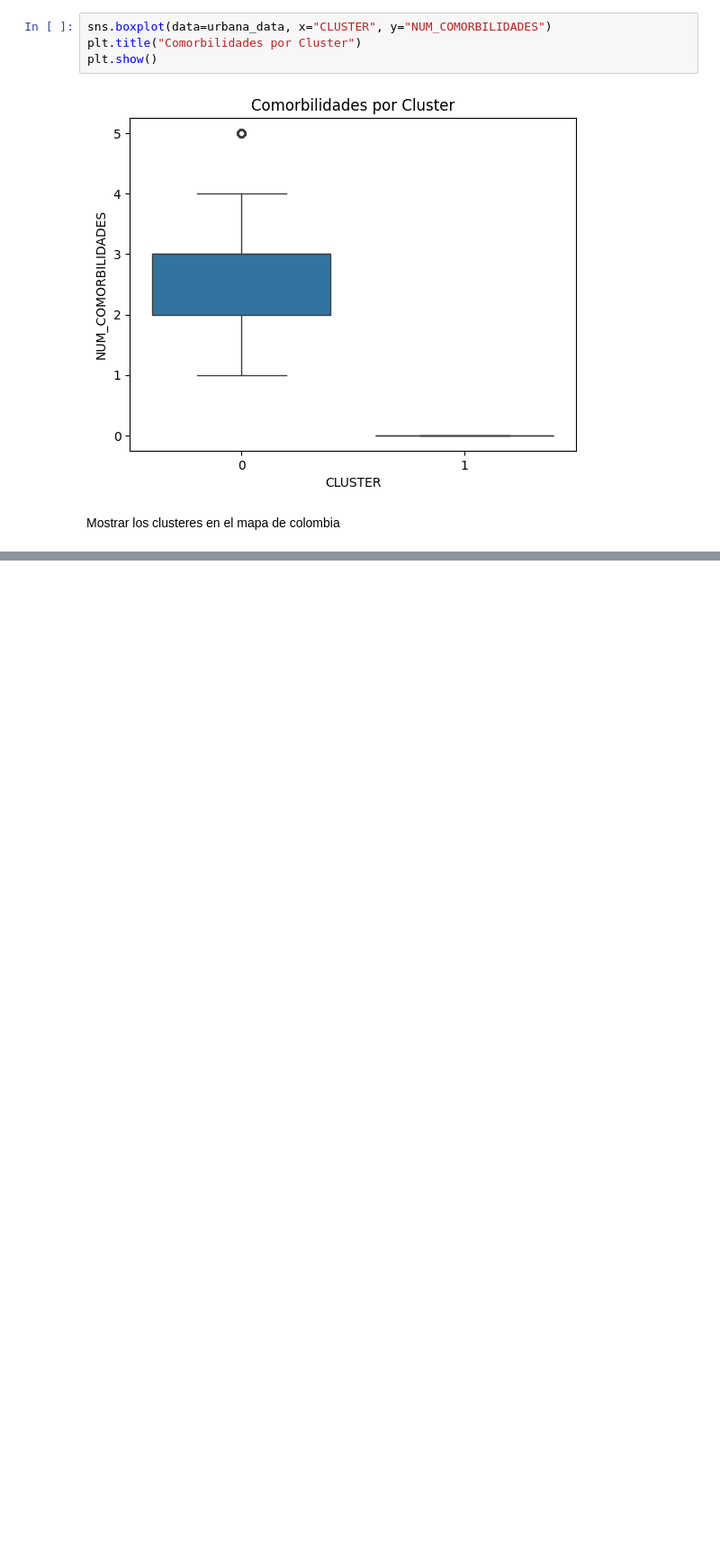
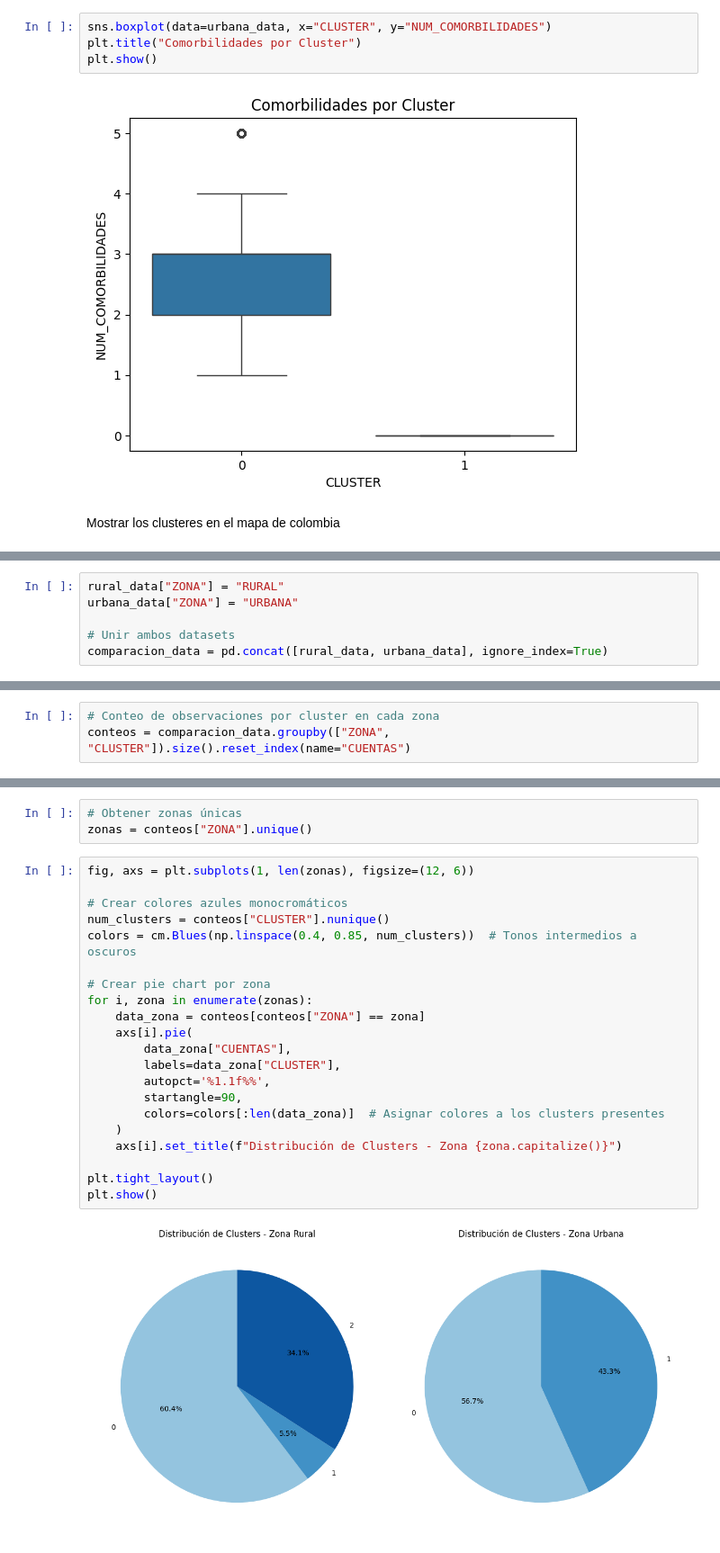
Before and after one commit to henrysaenz/cacervix, a Jupyter notebook: _sources/Modelado.ipynb, the cells around one changed output, grey strips where cells are left out. Shown at 90% size. Drawn from its saved outputs; the diff is of its cells as text; blank space fills up the shorter version.

```diff
--- a/_sources/Modelado.ipynb
+++ b/_sources/Modelado.ipynb
@@ -389,0 +425,6 @@ Mostrar los clusteres en el mapa de colombia
+# %%
+rural_data["ZONA"] = "RURAL"
+urbana_data["ZONA"] = "URBANA"
+
+# Unir ambos datasets
+comparacion_data = pd.concat([rural_data, urbana_data], ignore_index=True)
@@ -389,0 +469,3 @@ Mostrar los clusteres en el mapa de colombia
+# %%
+# Conteo de observaciones por cluster en cada zona
+conteos = comparacion_data.groupby(["ZONA", "CLUSTER"]).size().reset_index(name="CUENTAS")
@@ -389,0 +479,26 @@ Mostrar los clusteres en el mapa de colombia
+# %%
+# Obtener zonas únicas
+zonas = conteos["ZONA"].unique()
+# %%
+fig, axs = plt.subplots(1, len(zonas), figsize=(12, 6))
+
+# Crear colores azules monocromáticos
+num_clusters = conteos["CLUSTER"].nunique()
+colors = cm.Blues(np.linspace(0.4, 0.85, num_clusters))  # Tonos intermedios a oscuros
+
+# Crear pie chart por zona
+for i, zona in enumerate(zonas):
+    data_zona = conteos[conteos["ZONA"] == zona]
+    axs[i].pie(
+        data_zona["CUENTAS"],
+        labels=data_zona["CLUSTER"],
+        autopct='%1.1f%%',
+        startangle=90,
+        colors=colors[:len(data_zona)]  # Asignar colores a los clusters presentes
+    )
+    axs[i].set_title(f"Distribución de Clusters - Zona {zona.capitalize()}")
+
+plt.tight_layout()
+plt.show()
+# %% [output]
+[figure, added]
```
Also changed, not shown: parts of 24 cells of this notebook, 9 other files.
